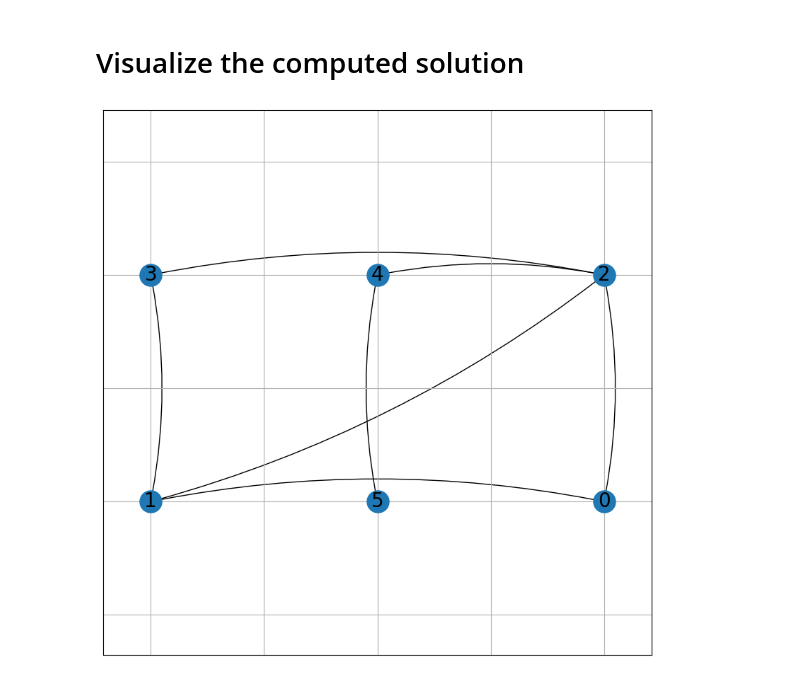
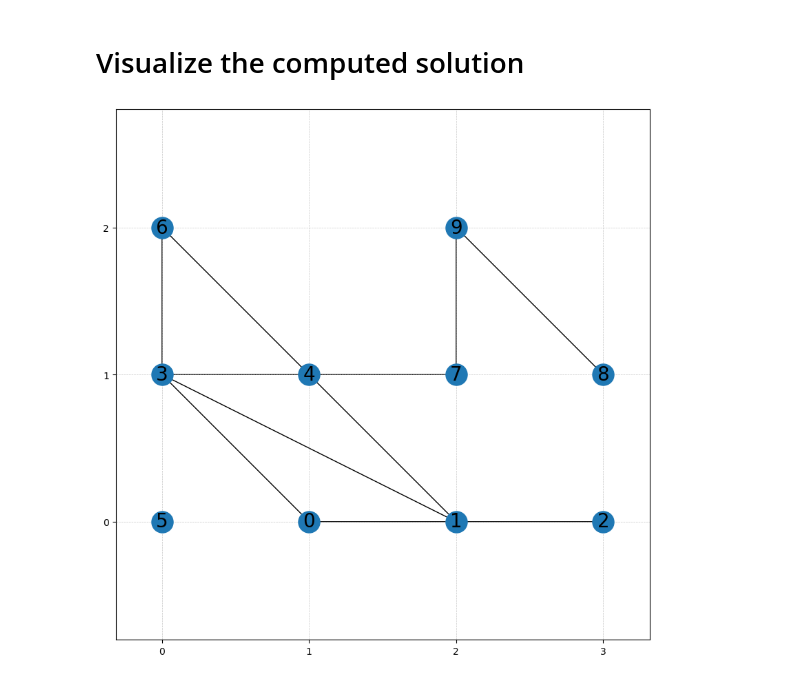
Before and after one commit to m4rquee/grid_drawing, a Jupyter notebook: grid_drawing.ipynb, the cells around one changed output. Cells and saved outputs as stored; diff of their text form; code cells hidden in the pictures.

```diff
--- a/grid_drawing.ipynb
+++ b/grid_drawing.ipynb
@@ -11,7 +11,7 @@ from math import ceil, sqrt
 # %%
 # Create a random planar graph:
-graph = nx.convert_node_labels_to_integers(nx.triangular_lattice_graph(2, 2))
-edges_to_remove = sample(list(graph.edges()), k=int(0.3 * graph.number_of_edges()))
+graph = nx.convert_node_labels_to_integers(nx.triangular_lattice_graph(3, 3))
+edges_to_remove = sample(list(graph.edges()), k=int(0.4 * graph.number_of_edges()))
 graph.remove_edges_from(edges_to_remove)
 
 # Read an input graph:
@@ -252,16 +186,21 @@ Vcont[(2, 4, 4, 5)]_1_1: -0.7071067811865476
 # %% [markdown]
 # Visualize the computed solution
 # %%
+import matplotlib.ticker as ticker
+
+
 # Extract the coordinates:
 pos = {node: (x[node].x, y[node].x) for node in V()}
 
 # Plot the graph with the positions obtained from the model:
-plt.figure(figsize=(10, 10))
-nx.draw_networkx_nodes(graph, pos=pos, node_size=500)
-nx.draw_networkx_labels(graph, pos=pos, font_size=20)
-nx.draw_networkx_edges(graph, pos=pos, arrows=True, connectionstyle='arc3,rad=0.1')
+fig, ax = plt.subplots(figsize=(10, 10))
+nx.draw(graph, pos=pos, with_labels=True, node_size=500, font_size=20, arrows=True, ax=ax)
+plt.axis('on')
+ax.tick_params(left=True, bottom=True, labelleft=True, labelbottom=True)
+ax.grid(True, which='both', linestyle='--', linewidth=0.5, alpha=0.7)
+ax.xaxis.set_major_locator(ticker.MultipleLocator(1))
+ax.yaxis.set_major_locator(ticker.MultipleLocator(1))
 plt.axis('equal')
-plt.grid()
 plt.show()
 # %% [output]
-[figure, old version]
+[figure, new version]
```
Also changed, not shown: parts of 7 cells of this notebook.
